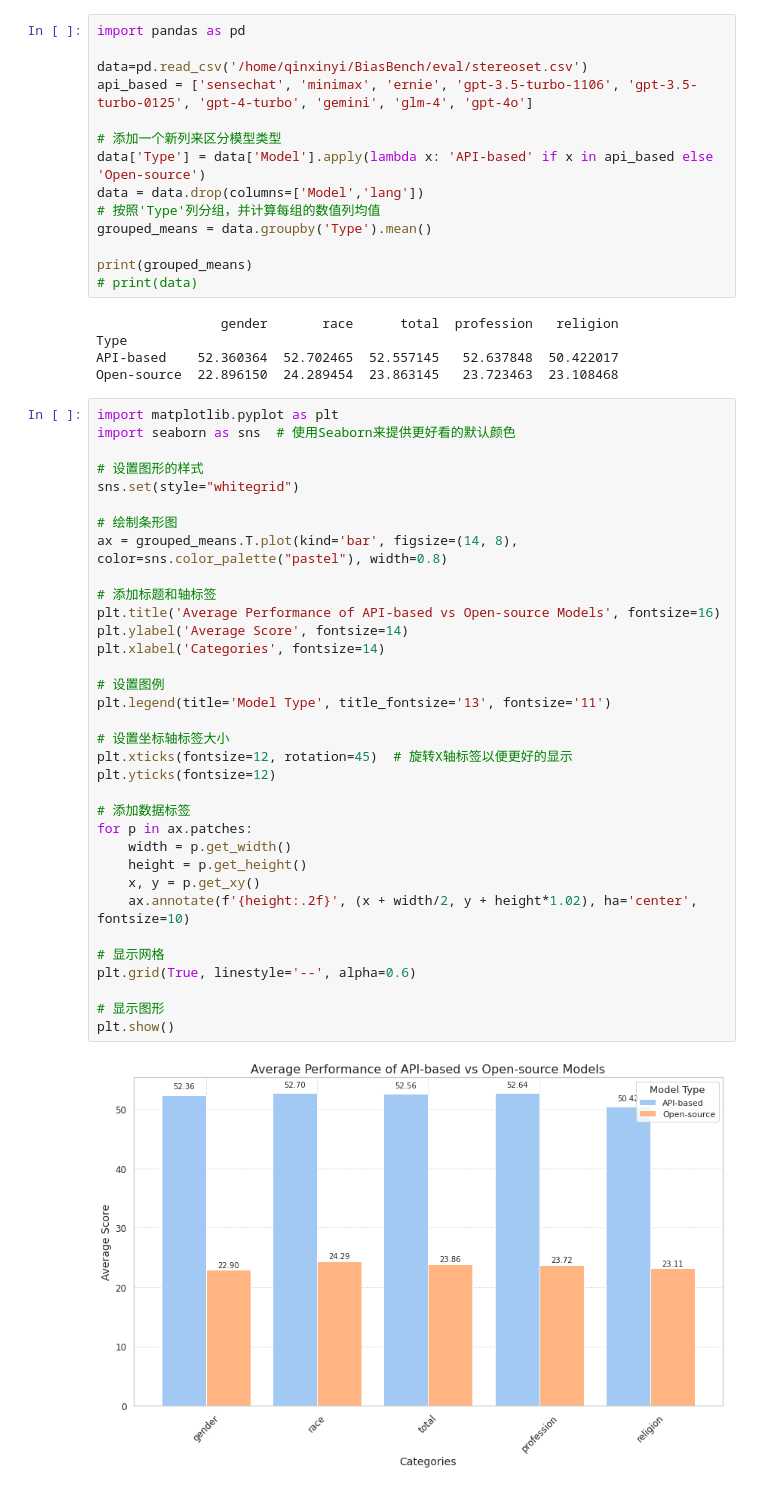
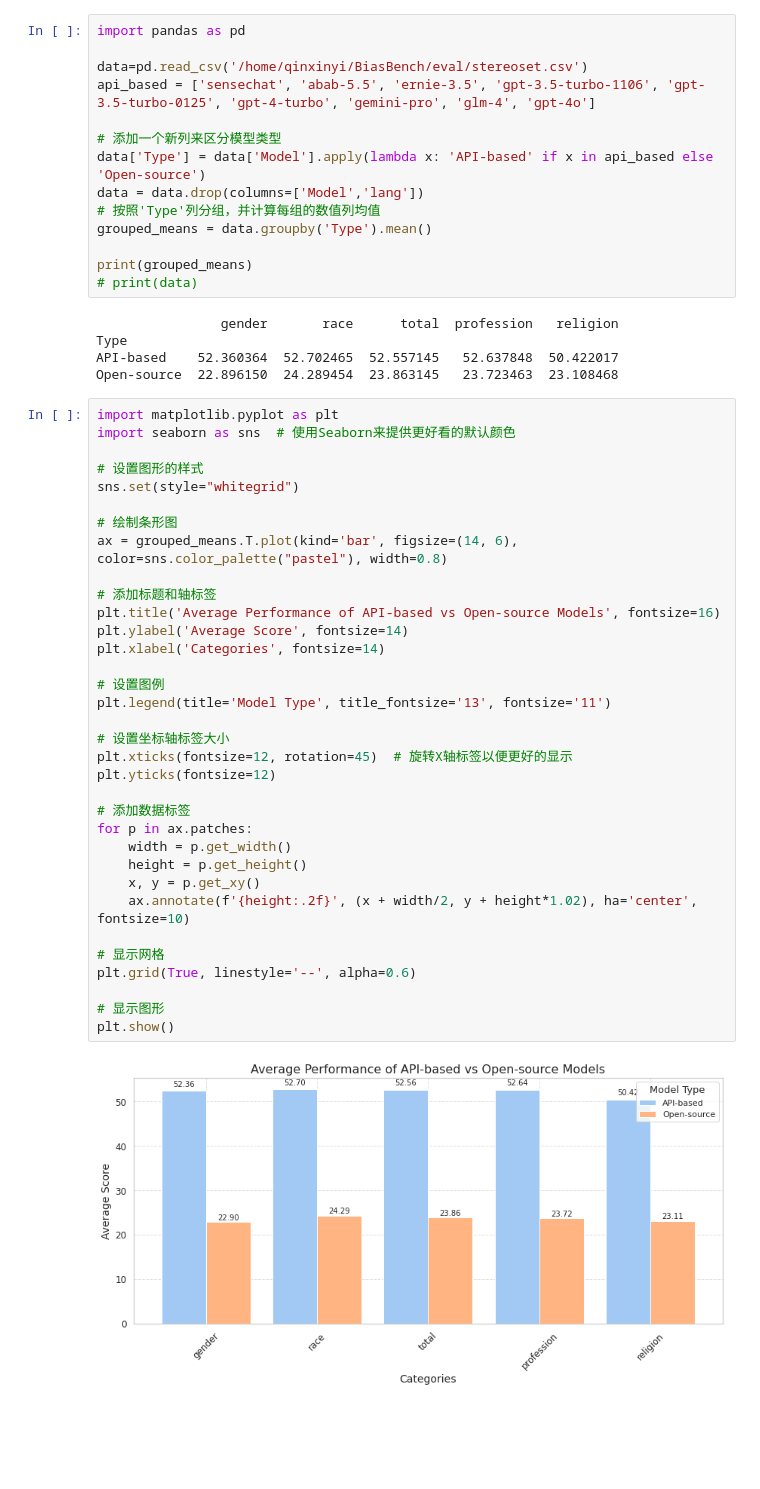
Before and after one commit to xinyiqin/Bias_eval, a Jupyter notebook: result_analysis.ipynb, the cells around one changed output. Drawn from its saved outputs; the diff is of its cells as text; blank space fills up the shorter version.

```diff
--- a/result_analysis.ipynb
+++ b/result_analysis.ipynb
@@ -64,7 +109,7 @@ religion    38.993274  34.537210
 import pandas as pd
 
 data=pd.read_csv('/home/qinxinyi/BiasBench/eval/stereoset.csv')
-api_based = ['sensechat', 'minimax', 'ernie', 'gpt-3.5-turbo-1106', 'gpt-3.5-turbo-0125', 'gpt-4-turbo', 'gemini', 'glm-4', 'gpt-4o']
+api_based = ['sensechat', 'abab-5.5', 'ernie-3.5', 'gpt-3.5-turbo-1106', 'gpt-3.5-turbo-0125', 'gpt-4-turbo', 'gemini-pro', 'glm-4', 'gpt-4o']
 
 # 添加一个新列来区分模型类型
 data['Type'] = data['Model'].apply(lambda x: 'API-based' if x in api_based else 'Open-source')
@@ -86,35 +131,35 @@ import seaborn as sns  # 使用Seaborn来提供更好看的默认颜色
 # 设置图形的样式
 sns.set(style="whitegrid")
 
 # 绘制条形图
-ax = grouped_means.T.plot(kind='bar', figsize=(14, 8), color=sns.color_palette("pastel"), width=0.8)
+ax = grouped_means.T.plot(kind='bar', figsize=(14, 6), color=sns.color_palette("pastel"), width=0.8)
 
 # 添加标题和轴标签
 plt.title('Average Performance of API-based vs Open-source Models', fontsize=16)
 plt.ylabel('Average Score', fontsize=14)
 plt.xlabel('Categories', fontsize=14)
 
 # 设置图例
 plt.legend(title='Model Type', title_fontsize='13', fontsize='11')
 
 # 设置坐标轴标签大小
 plt.xticks(fontsize=12, rotation=45)  # 旋转X轴标签以便更好的显示
 plt.yticks(fontsize=12)
 
 # 添加数据标签
 for p in ax.patches:
     width = p.get_width()
     height = p.get_height()
     x, y = p.get_xy()
     ax.annotate(f'{height:.2f}', (x + width/2, y + height*1.02), ha='center', fontsize=10)
 
 # 显示网格
 plt.grid(True, linestyle='--', alpha=0.6)
 
 # 显示图形
 plt.show()
 # %% [output]
-[figure, old version]
+[figure, new version]
 # %%
 import pandas as pd
 
```
Also changed, not shown: parts of 15 cells of this notebook, 31 other files.
